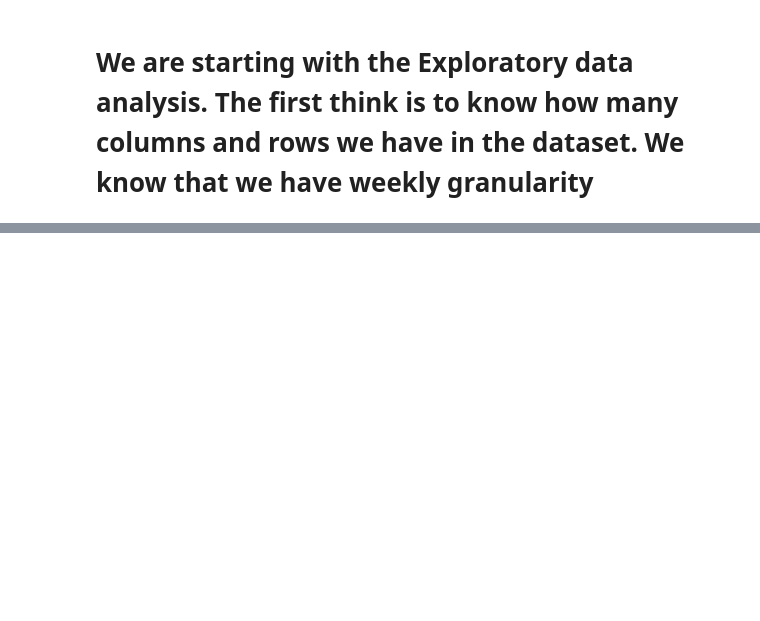
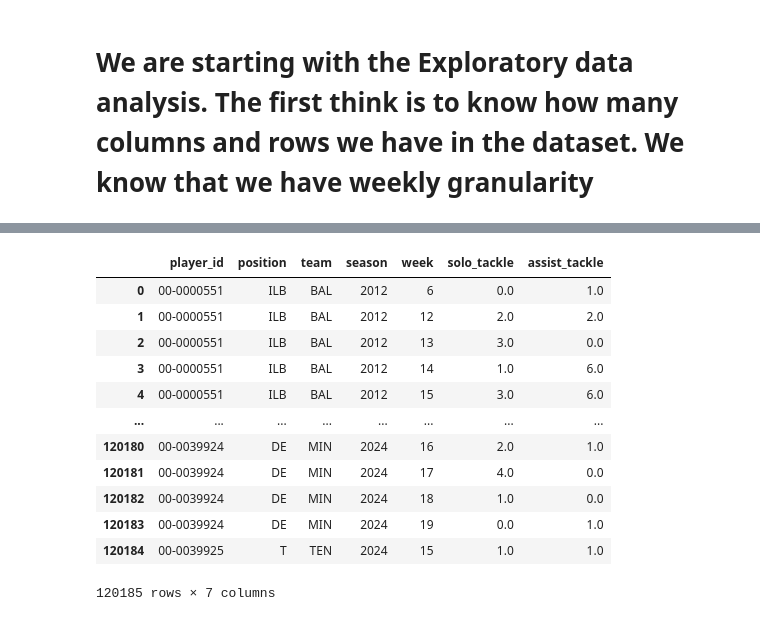
Before and after one commit to Ejaramillo1/nfl_ml_project, a Jupyter notebook: notebook/data/EDA_NFL.ipynb, the cells around one changed output, grey strips where cells are left out. Cells and saved outputs as stored; diff of their text form; code cells hidden in the pictures; blank space fills up the shorter version.

```diff
--- a/notebook/data/EDA_NFL.ipynb
+++ b/notebook/data/EDA_NFL.ipynb
@@ -70,0 +86,18 @@ Column: career_average_standard_ppg, Type: float64, Unique Values: 10791
+# %%
+weekly_df_offense[['player_id','position','team',
+                   'season','week', 'solo_tackle',
+                   'assist_tackle', 'tackle_with_assist']]
+# %% [output]
+|  | player_id | position | team | season | week | solo_tackle | assist_tackle |
+| 0 | 00-0000551 | ILB | BAL | 2012 | 6 | 0.0 | 1.0 |
+| 1 | 00-0000551 | ILB | BAL | 2012 | 12 | 2.0 | 2.0 |
+| 2 | 00-0000551 | ILB | BAL | 2012 | 13 | 3.0 | 0.0 |
+| 3 | 00-0000551 | ILB | BAL | 2012 | 14 | 1.0 | 6.0 |
+| 4 | 00-0000551 | ILB | BAL | 2012 | 15 | 3.0 | 6.0 |
+| ... | ... | ... | ... | ... | ... | ... | ... |
+| 120180 | 00-0039924 | DE | MIN | 2024 | 16 | 2.0 | 1.0 |
+| 120181 | 00-0039924 | DE | MIN | 2024 | 17 | 4.0 | 0.0 |
+| 120182 | 00-0039924 | DE | MIN | 2024 | 18 | 1.0 | 0.0 |
+| 120183 | 00-0039924 | DE | MIN | 2024 | 19 | 0.0 | 1.0 |
+| 120184 | 00-0039925 | T | TEN | 2024 | 15 | 1.0 | 1.0 |
+120185 rows × 7 columns
```
Also changed, not shown: parts of 21 cells of this notebook, 1 other file.
